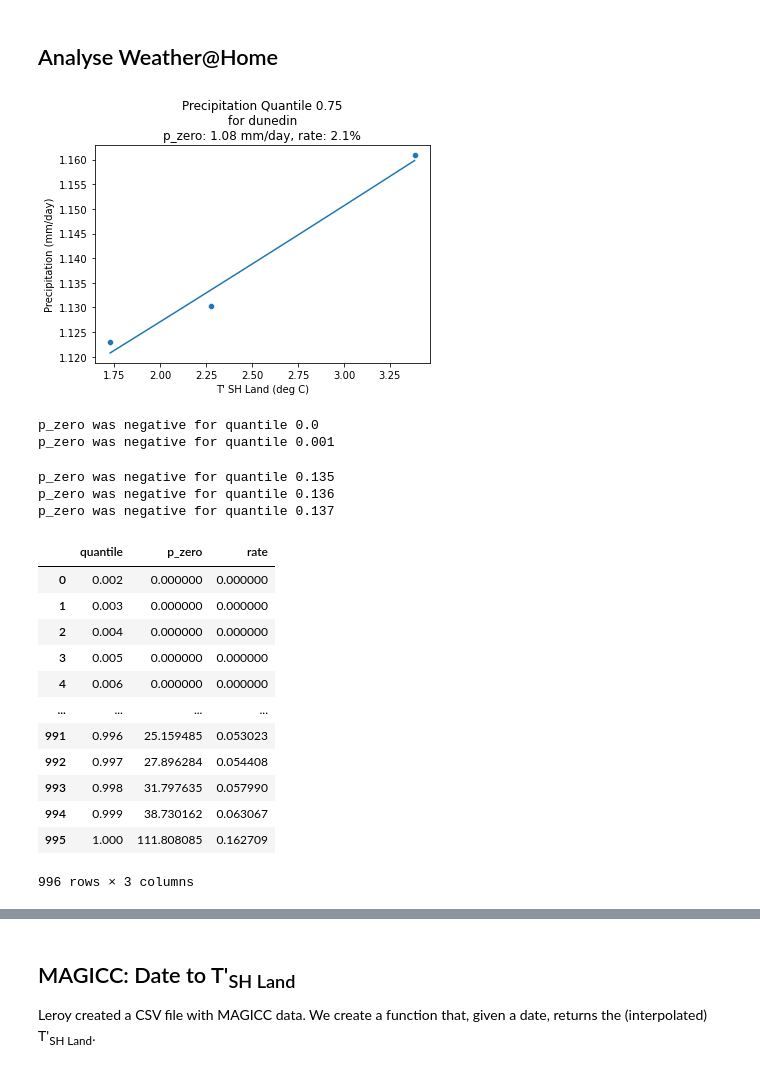
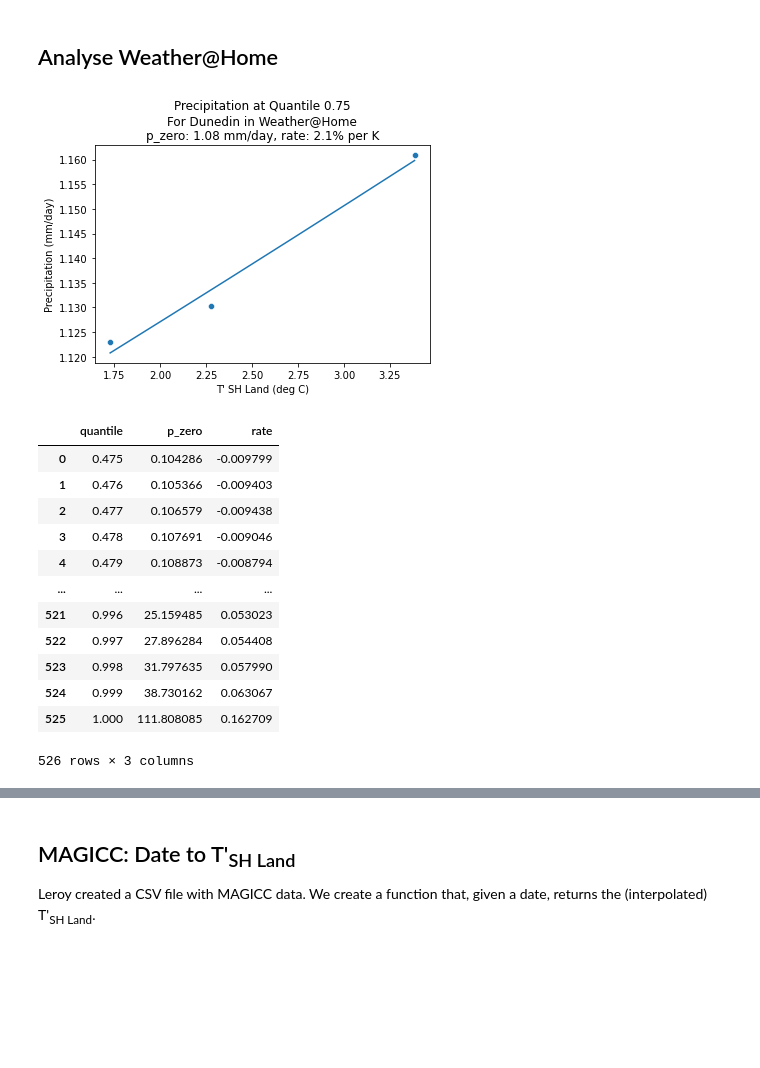
Before and after one commit to bodekerscientific/SPG, a Jupyter notebook: notebooks/make-non-stationary.ipynb, the cells around one changed output, grey strips where cells are left out. Saved outputs shown, nothing was run; the diff lists cells and outputs as text; code cells hidden in the pictures; blank space fills up the shorter version.

```diff
--- a/notebooks/make-non-stationary.ipynb
+++ b/notebooks/make-non-stationary.ipynb
@@ -91,7 +95,10 @@ def generate_dataframe(quantile):
     df = df.set_index("temperature")
     return df
 # %%
-def analyse_dataframe(df):
+def analyse_dataframe(df, threshold=0.1):
+    if np.any(df["precipitation"] < threshold):
+        return None
+
     def func(x, p_zero, rate):
         return p_zero * np.exp(rate*x)
 
@@ -110,6 +117,9 @@ def analyse_dataframe(df):
     }
 # %%
 def plot_one(df, fit, title):
+    if fit is None:
+        raise Exception("No fit information")
+
     ax = sns.scatterplot(
         x=df.index,
         y=df["precipitation"],
@@ -117,7 +127,7 @@ def plot_one(df, fit, title):
     xs = np.linspace(
         np.min(df.index),
         np.max(df.index),
-        num=100
+        num=1000
     )
     func = fit["f"]
     params = fit["params"]
@@ -130,12 +140,15 @@ def plot_one(df, fit, title):
     )
     ax.set_ylabel("Precipitation (mm/day)")
     ax.set_xlabel("T' SH Land (deg C)")
-    ax.set_title(title+f"\np_zero: {params[0]:.2f} mm/day, rate: {params[1]*100:.1f}%")
+    ax.set_title(title+f"\np_zero: {params[0]:.2f} mm/day, rate: {params[1]*100:.1f}% per K")
+
+    return ax
 # %%
 quantile = 0.75
 df = generate_dataframe(quantile)
 fit = analyse_dataframe(df)
-title = f"Precipitation Quantile {quantile}\nfor {location}"
-plot_one(df, fit, title)
+title = f"Precipitation at Quantile {quantile}\nFor {location.title()} in Weather@Home"
+ax = plot_one(df, fit, title)
+plt.savefig(f"weather-at-home-{location}-75th-percentile.pdf", bbox_inches="tight")
 # %% [output]
-[figure, old version]
+[figure, new version]
@@ -165,26 +202,22 @@ def analyse_and_plot_many(quantiles):
 # %%
 quantiles = np.linspace(0,1, num=1001)
 df = analyse_and_plot_many(quantiles)
+df.to_csv(f"weather-at-home-{location}-pzero-and-rate-against-quantiles.csv", index=False)
 df
 # %% [output]
+|  | quantile | p_zero | rate |
+| 0 | 0.475 | 0.104286 | -0.009799 |
+| 1 | 0.476 | 0.105366 | -0.009403 |
+| 2 | 0.477 | 0.106579 | -0.009438 |
+| 3 | 0.478 | 0.107691 | -0.009046 |
+| 4 | 0.479 | 0.108873 | -0.008794 |
+| ... | ... | ... | ... |
+| 521 | 0.996 | 25.159485 | 0.053023 |
+| 522 | 0.997 | 27.896284 | 0.054408 |
+| 523 | 0.998 | 31.797635 | 0.057990 |
+| 524 | 0.999 | 38.730162 | 0.063067 |
+| 525 | 1.000 | 111.808085 | 0.162709 |
-p_zero was negative for quantile 0.0
-p_zero was negative for quantile 0.001
+526 rows × 3 columns
-p_zero was negative for quantile 0.135
-p_zero was negative for quantile 0.136
-p_zero was negative for quantile 0.137
-|  | quantile | p_zero | rate |
-| 0 | 0.002 | 0.000000 | 0.000000 |
-| 1 | 0.003 | 0.000000 | 0.000000 |
-| 2 | 0.004 | 0.000000 | 0.000000 |
-| 3 | 0.005 | 0.000000 | 0.000000 |
-| 4 | 0.006 | 0.000000 | 0.000000 |
-| ... | ... | ... | ... |
-| 991 | 0.996 | 25.159485 | 0.053023 |
-| 992 | 0.997 | 27.896284 | 0.054408 |
-| 993 | 0.998 | 31.797635 | 0.057990 |
-| 994 | 0.999 | 38.730162 | 0.063067 |
-| 995 | 1.000 | 111.808085 | 0.162709 |
-996 rows × 3 columns
 # %%
 # Function to interpolate rate given quantile
 interpolate_rate = interp1d(
```
Also changed, not shown: parts of 24 cells of this notebook.
